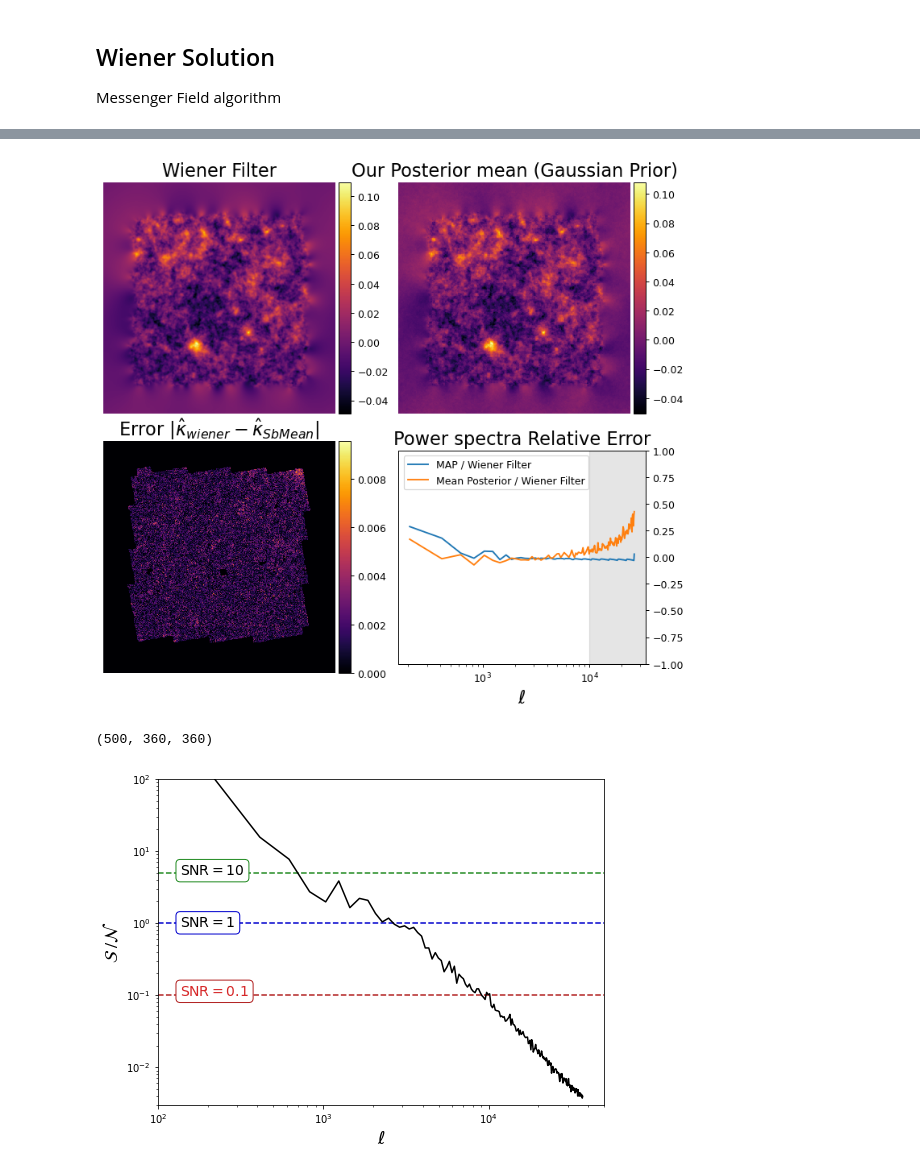
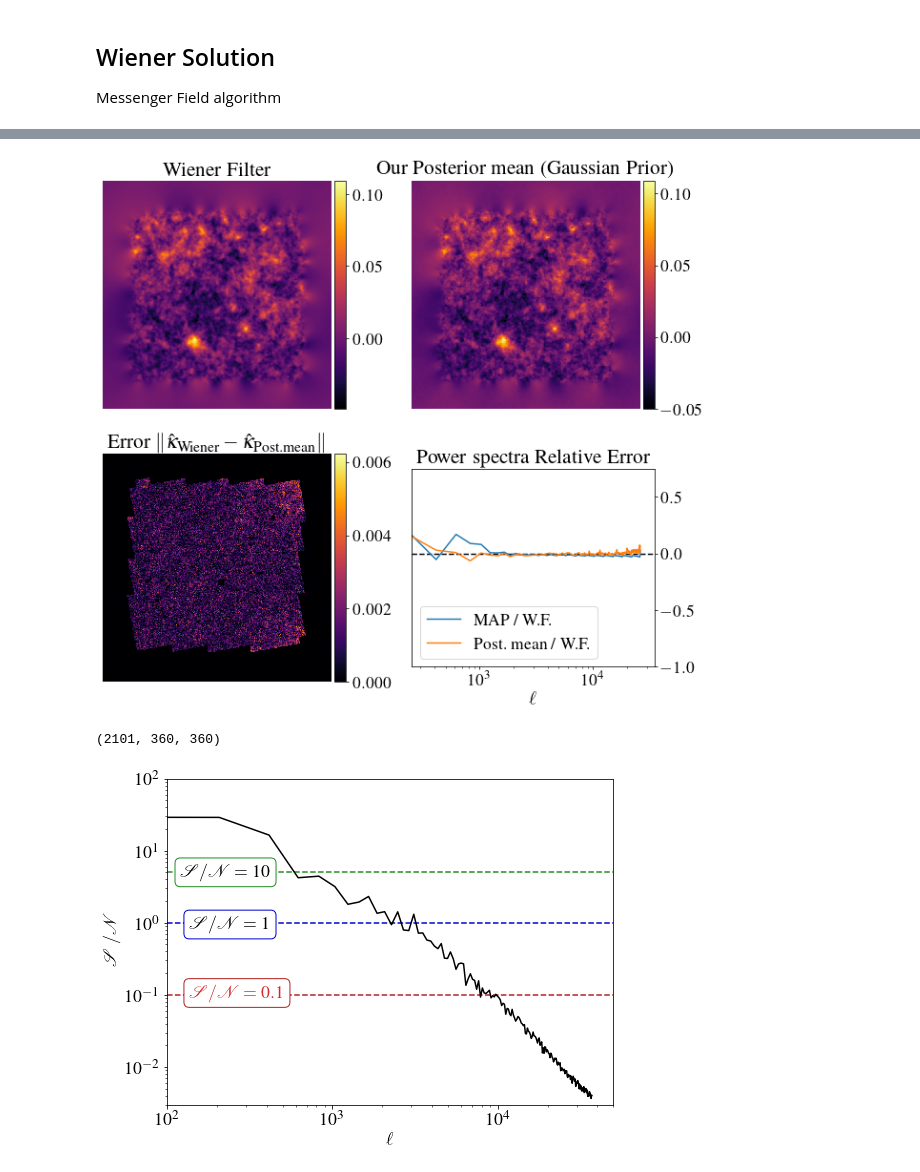
Before and after one commit to CosmoStat/jax-lensing, a Jupyter notebook: papers/Remy2021/WienerGaussianPrior.ipynb, the cells around one changed output, grey strips where cells are left out. Cells and saved outputs as stored; diff of their text form; code cells hidden in the pictures.

```diff
--- a/papers/Remy2021/WienerGaussianPrior.ipynb
+++ b/papers/Remy2021/WienerGaussianPrior.ipynb
@@ -26,6 +27,14 @@ from jax_lensing.spectral import measure_power_spectrum, make_power_map
 from astropy.io import fits
 
 from tqdm.notebook import tqdm
+# %%
+plt.rcParams.update({
+    "text.usetex": True,
+    "font.family": "serif",
+    "font.sans-serif": ["Times"]})
+
+# plt.rcParams["font.family"] = "serif"
+# plt.rcParams["mathtext.fontset"] = "cm"
 # %%
 resolution = 0.29
 pixel_size = jnp.pi * resolution / 180. / 60. #rad/pixel
@@ -292,3 +262,0 @@ Wall time: 1.79 s
-# %%
-denoised = solution.y[:,-1].reshape([batch_size,360,360])
-denoised.shape
@@ -432,6 +483,7 @@ k_nsm_map, ps_nsm_map = spectral.measure_power_spectrum(nsm_map, pixel_size)
 
 k_map, ps_map = spectral.measure_power_spectrum(kp, pixel_size)
 
+k_meanprev, ps_meanprev = spectral.measure_power_spectrum(denoisedprev[:2000,...].reshape(-1,360,360).mean(axis=0), pixel_size)
 k_mean, ps_mean = spectral.measure_power_spectrum(denoised[:,...].reshape(-1,360,360).mean(axis=0), pixel_size)
 
 k_sample, ps_sample = spectral.measure_power_spectrum(sol[0,...], pixel_size)
@@ -450,66 +514,85 @@ legend()
 from mpl_toolkits.axes_grid1 import make_axes_locatable
 
 kwargs = dict(cmap='inferno')
-fontsize=dict(fontsize=18)
+fontsize=dict(fontsize=22)
+
+fsize = 18
 
 #_ = plt.figure(figsize=(10,10))
-fig, ax = plt.subplots(2,2, figsize=(8,8), dpi=90)
+fig, ax = plt.subplots(2,2, figsize=(9,9), dpi=70)
 
 im = ax[0,0].imshow(wf_e[::-1, ::-1], **kwargs)
 ax[0,0].set_title('Wiener Filter', **fontsize)
 ax[0,0].axis('off')#, colorbar()
 divider = make_axes_locatable(ax[0,0])
 cax = divider.append_axes("right", size="5%", pad=0.05)
-plt.colorbar(im, cax=cax)
+cb = plt.colorbar(im, cax=cax)
+cb.ax.tick_params(labelsize=fsize)
 
 #im = ax[0,1].imshow(nsm_map, interpolation='None', **kwargs)
 im = ax[0,1].imshow(sol.mean(0)[::-1, ::-1], interpolation='None', **kwargs)
 #ax[0,1].set_title('Score-based MAP (Gaussian Prior)', **fontsize)
 ax[0,1].set_title('Our Posterior mean (Gaussian Prior)', **fontsize)
 ax[0,1].axis('off')#,  plt.colorbar()
+ax[0,1].tick_params(axis='x', labelsize=14)
+ax[0,1].tick_params(axis='y', labelsize=14)
 divider = make_axes_locatable(ax[0,1])
 cax = divider.append_axes("right", size="5%", pad=0.05)
-plt.colorbar(im, cax=cax)
+cb = plt.colorbar(im, cax=cax)
+cb.ax.tick_params(labelsize=fsize)
 
 #im = ax[1,0].imshow(mask*np.abs(wf_e - nsm_map)[::-1, ::-1], interpolation='None', **kwargs)
 im = ax[1,0].imshow(mask*np.abs(wf_e - sol.mean(0)), interpolation='None', **kwargs)
-ax[1,0].set_title(r'Error $\|\hat{\kappa}_{wiener}-\hat{\kappa}_{SbMean}\|$', **fontsize)
+ax[1,0].set_title(r'Error $\|\hat{\kappa}_\mathrm{Wiener}-\hat{\kappa}_\mathrm{Post. mean}\|$', **fontsize)
 #ax[1,0].set_title(r'Error $\|\hat{\kappa}_{wiener}-\hat{\kappa}_\mathrm{Post. mean}\|$', **fontsize)
 ax[1,0].axis('off')#,  plt.colorbar()
 divider = make_axes_locatable(ax[1,0])
 cax = divider.append_axes("right", size="5%", pad=0.05)
-plt.colorbar(im, cax=cax)
+cb = plt.colorbar(im, cax=cax)
+cb.ax.tick_params(labelsize=fsize)
 
 #ps_ratio = ps_wiener/ps_nsm_map
 ps_ratio = (ps_nsm_map-ps_wiener)/ps_wiener
 #ps_ratio_mean = ps_wiener/ps_mean
 ps_ratio_mean = (ps_mean-ps_wiener)/ps_wiener
+ps_ratio_mean_prev = (ps_meanprev-ps_wiener)/ps_wiener
 ax[1,1].set_title('Power spectra Relative Error', **fontsize)
 ax[1,1].set_aspect('equal')
 #ax[1,1].loglog(k_wiener[:128], ps_ratio[:128], label='MAP / Wiener Filter')
 #ax[1,1].loglog(k_wiener[:128], ps_ratio_mean[:128], label='Mean Posterior / Wiener Filter')
-ax[1,1].plot(k_wiener[1:128], ps_ratio[1:128], label='MAP / Wiener Filter')
-ax[1,1].plot(k_wiener[1:128], ps_ratio_mean[1:128], label='Mean Posterior / Wiener Filter')
+ax[1,1].plot(k_wiener[1:128], ps_ratio[1:128], label='MAP / W.F.', zorder=1)
+#ax[1,1].plot(k_wiener[1:128], ps_ratio_mean[1:128], label=r'Post.mean ($10^{-4}$) / W.F.', color='red', zorder=1)
+#ax[1,1].plot(k_wiener[1:128], ps_ratio_mean_prev[1:128], label=r'Post. mean($10^{-3}$) / W.F.', color='tab:orange', zorder=1)
+ax[1,1].plot(k_wiener[1:128], ps_ratio_mean_prev[1:128], label=r'Post. mean / W.F.', color='tab:orange', zorder=1)
 ax[1,1].set_xscale('log')
 #ax[1,1].set_ylim([1e-1, 2.])
-ax[1,1].set_ylim([-1., 1.])
+xmin = 2.5e2
+xmax = 3.5e4
+ymin = -1.
+ymax = .75
+ax[1,1].set_xlim([xmin, xmax])
+ax[1,1].set_ylim([ymin, ymax])
 #ax[1,1].loglog(ps_wiener/ps_nsm_mean, '--', label='Wiener Filter / Posterior Mean')
 #ax[1,1].set_ylim([1e-1, 1e1])
-ax[1,1].legend()
+ax[1,1].legend(fontsize=fsize, loc=3)
 ax[1,1].yaxis.tick_right()
-xmin, xmax = ax[1,1].get_xlim()
-ax[1,1].add_patch(Rectangle((1e4, -1.), xmax-1e4, (1.)-(-1.), color='k', alpha=0.1))
-ax[1,1].set_xlabel(r'$\ell$', fontsize=18)
+#xmin, xmax = ax[1,1].get_xlim()
 
-plt.tight_layout(pad=0., w_pad=1., h_pad=-3.)
+ax[1,1].hlines(0., xmin, xmax, linestyle='--', color='k', zorder=0)
+#ax[1,1].add_patch(Rectangle((1e4, ymin), xmax, (ymax)-(ymin), color='k', alpha=0.1))
+ax[1,1].set_xlabel(r'$\ell$', fontsize=fsize+2)
+ax[1,1].tick_params(axis='x', labelsize=fsize)
+ax[1,1].tick_params(axis='y', labelsize=fsize)
+
+plt.tight_layout(pad=0., w_pad=2.3, h_pad=-3.)
 
 plt.savefig('plots/gaussian-fig-5.pdf')
 # %% [output]
-[figure, old version]
+[figure, new version]
 # %%
-sol.shape
+solprev.shape
 # %% [output]
-(500, 360, 360)
+(2101, 360, 360)
 # %%
 np.save('res/wf_e.npy', wf_e)
 # %%
@@ -525,17 +608,17 @@ r = dict(xmin=left, xmax=right)
 
 ax.hlines(y=5, **r, color='forestgreen', linestyle='--')
 props = dict(boxstyle='round', facecolor='white', alpha=1., edgecolor='forestgreen')
-ax.text(x=0.05, y=0.74, s=r'$\mathrm{SNR=10}$', transform=ax.transAxes, fontsize=14,
+ax.text(x=0.03, y=0.74, s=r'$\mathcal{S/N}=10$', transform=ax.transAxes, fontsize=18,
         verticalalignment='top', bbox=props)
 
 ax.hlines(y=1, **r, color='mediumblue', linestyle='--')
 props = dict(boxstyle='round', facecolor='white', alpha=1., edgecolor='mediumblue')
-ax.text(x=0.05, y=0.58, s=r'$\mathrm{SNR=1}$', transform=ax.transAxes, fontsize=14,
+ax.text(x=0.05, y=0.58, s=r'$\mathcal{S/N}=1$', transform=ax.transAxes, fontsize=18,
         verticalalignment='top', bbox=props)
 
 ax.hlines(y=0.1, **r, color='firebrick', linestyle='--')
 props = dict(boxstyle='round', facecolor='white', alpha=1., edgecolor='firebrick')
-ax.text(x=0.05, y=0.37, s=r'$\mathrm{SNR=0.1}$', transform=ax.transAxes, fontsize=14,
+ax.text(x=0.05, y=0.37, s=r'$\mathcal{S/N}=0.1$', transform=ax.transAxes, fontsize=18,
         verticalalignment='top', bbox=props, color='tab:red')
 
 ax.loglog(ell, ps_map/ps_noise, linewidth=1.5, color='k')
@@ -545,7 +628,9 @@ ax.set_xlim([left, right])
 ax.set_ylim([3*1e-3, 1e2])
 ax.set_xlabel(r'$\ell$', fontsize=18)
 ax.set_ylabel(r'$\mathcal{S~/N}$', fontsize=18)
+ax.tick_params(axis='x', labelsize=18)
+ax.tick_params(axis='y', labelsize=18)
 
-savefig('snr.pdf')
+savefig('plots/snr.pdf')
 # %% [output]
-[figure, old version]
+[figure, new version]
```
Also changed, not shown: parts of 35 cells of this notebook, 2 other files.
